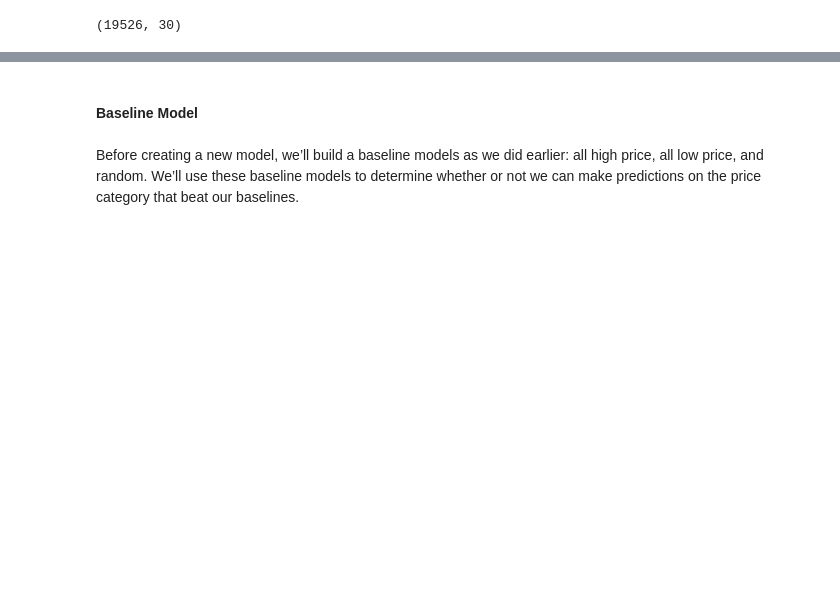
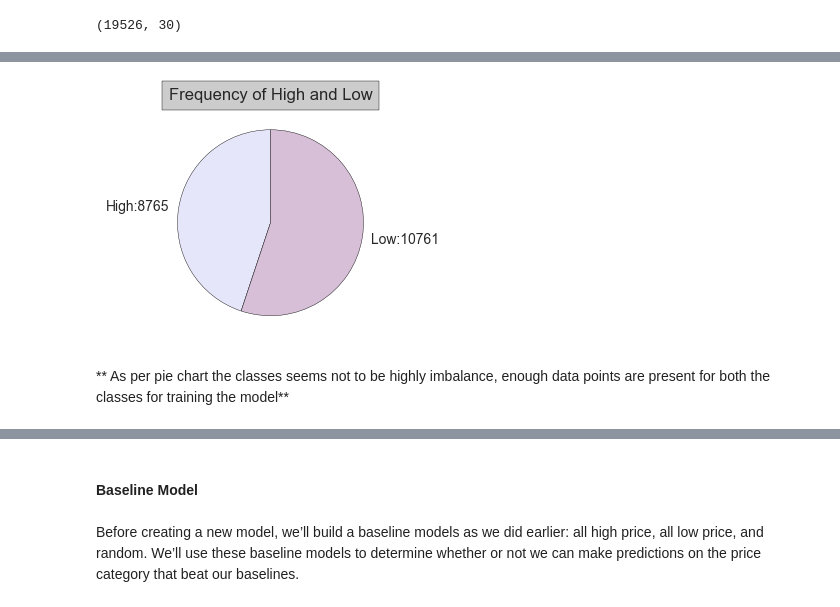
Before and after one commit to vijay4321/cs109AAirbnbProject, a Jupyter notebook: Camera-Murray-Garg-Thangella_CS109A_Project_Final_Report_pt3_text_analysis.ipynb, the cells around one changed output, grey strips where cells are left out. Saved outputs shown, nothing was run; the diff lists cells and outputs as text; code cells hidden in the pictures; blank space fills up the shorter version.

```diff
--- a/Camera-Murray-Garg-Thangella_CS109A_Project_Final_Report_pt3_text_analysis.ipynb
+++ b/Camera-Murray-Garg-Thangella_CS109A_Project_Final_Report_pt3_text_analysis.ipynb
@@ -52,0 +73,3 @@ Since we’re trying to recommend words associated with higher prices, we’ll c
+# %%
+listingsDF['high_price'] = np.where(listingsDF['price_category']=='Low', 0, 1)
+listingsDF.head(n=5)
@@ -52,0 +85,27 @@ Since we’re trying to recommend words associated with higher prices, we’ll c
+# %%
+#plot a pie chart to see ratio between positve and negative opinion
+fig = plt.figure(figsize=(3,3))
+plt.title('Frequency of High and Low', bbox={'facecolor':'0.8', 'pad':5})
+
+# The slices will be ordered and plotted counter-clockwise.
+# define dataset
+
+High  = (listingsDF['high_price']==1).sum()
+
+Low = (listingsDF['high_price']==0).sum()
+
+fractionsc = [High,Low]
+# The slices will be ordered and plotted counter-clockwise.
+labels = 'High:'+str(High), 'Low:'+str(Low)
+
+# plt the pie
+plt.pie( fractionsc,
+                  colors=['lavender', 'thistle'],
+                 labels=labels,
+               shadow=False, startangle=90)
+
+plt.show()
+# %% [output]
+[figure, added]
+# %% [markdown]
+** As per pie chart the classes seems not to be highly imbalance, enough data points are present for both the classes for training the model**
```
Also changed, not shown: parts of 48 cells of this notebook, 2 other files.
